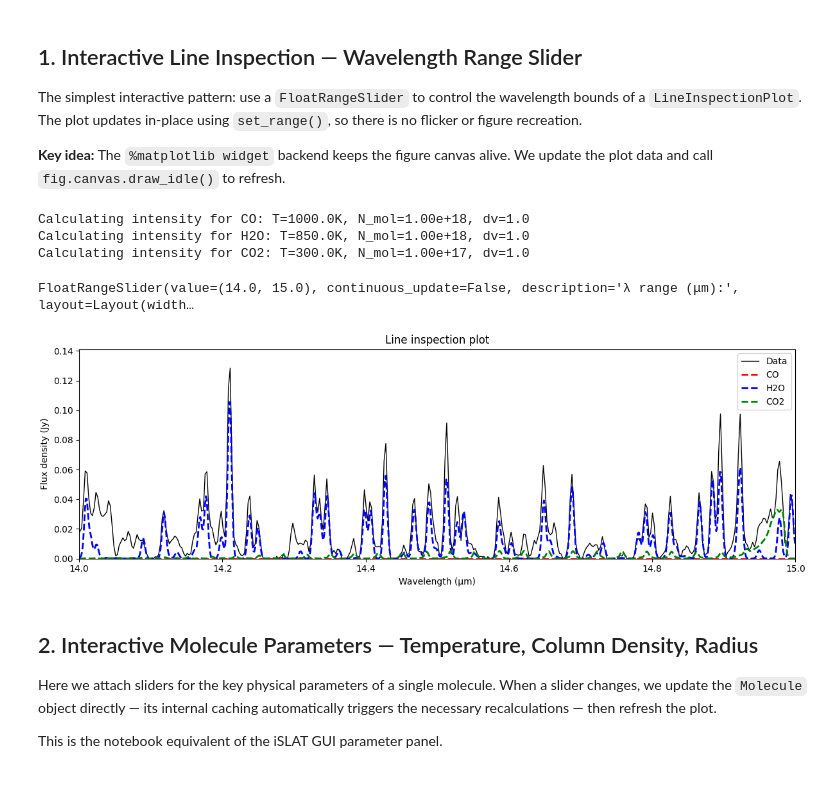
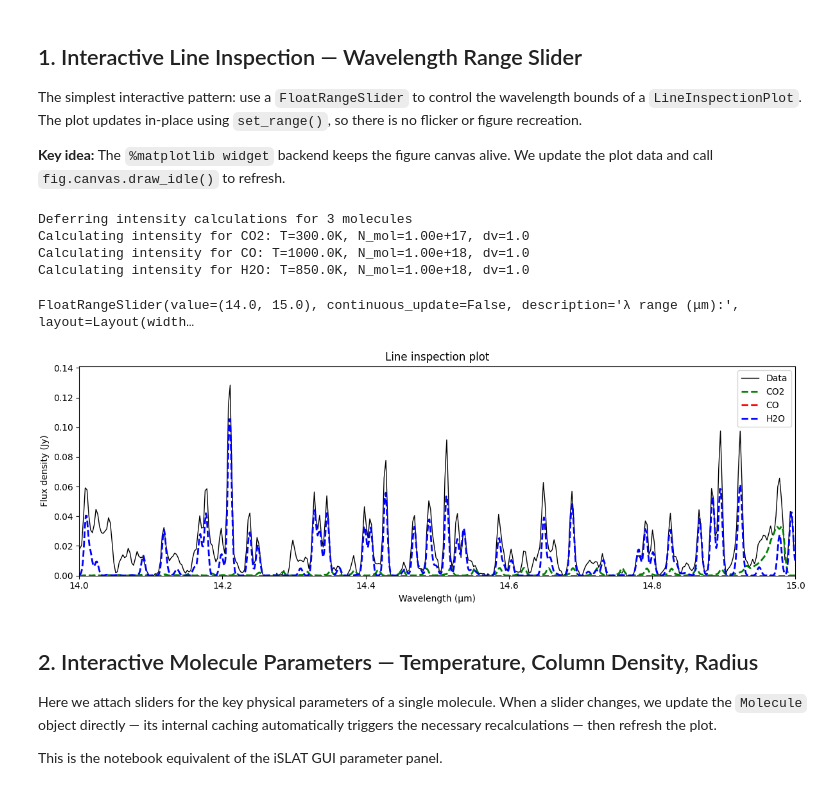
Before and after one commit to spexod/iSLAT, a Jupyter notebook: Examples/Notebooks/Interactive Widgets/Plots_With_Widgets_Example.ipynb, the cells around one changed output. Cells and saved outputs as stored; diff of their text form; code cells hidden in the pictures.

Commit message:
Updated plots with widgets notebook

```diff
--- a/Examples/Notebooks/Interactive Widgets/Plots_With_Widgets_Example.ipynb
+++ b/Examples/Notebooks/Interactive Widgets/Plots_With_Widgets_Example.ipynb
@@ -119,6 +127,9 @@ The simplest interactive pattern: use a `FloatRangeSlider` to control the wavele
 **Key idea:** The `%matplotlib widget` backend keeps the figure canvas alive. We update the plot data and call `fig.canvas.draw_idle()` to refresh.
 # %%
 # --- Interactive wavelength range slider for LineInspectionPlot ---
+
+# Each section gets its own MoleculeDict so cells don't conflict
+mol_dict_1 = create_mol_dict()
 
 # Create the initial plot
 lip = LineInspectionPlot(
@@ -126,42 +137,43 @@ lip = LineInspectionPlot(
     flux_data=observed_flux,
     xmin=14.0,
     xmax=15.0,
-    molecules=mol_dict,
+    molecules=mol_dict_1,
     figsize=(12, 4),
 )
 lip.generate_plot()
 
 # Create a range slider
 wave_min, wave_max = float(wave_grid.min()), float(wave_grid.max())
 
 range_slider = widgets.FloatRangeSlider(
     value=[14.0, 15.0],
     min=wave_min,
     max=wave_max,
     step=0.1,
     description='λ range (μm):',
     continuous_update=False,        # only update on mouse release
     style={'description_width': '100px'},
     layout=widgets.Layout(width='600px'),
 )
 
 def on_range_change(change):
     """Update the plot when the slider moves."""
     xmin, xmax = change['new']
     lip.set_range(xmin, xmax)       # regenerates plot data in-place
     lip.fig.canvas.draw_idle()       # refresh the widget backend canvas
 
 range_slider.observe(on_range_change, names='value')
 
 # Display slider above the (already shown) figure
 display(range_slider)
 lip.show()
 # %% [output]
+Deferring intensity calculations for 3 molecules
+Calculating intensity for CO2: T=300.0K, N_mol=1.00e+17, dv=1.0
 Calculating intensity for CO: T=1000.0K, N_mol=1.00e+18, dv=1.0
 Calculating intensity for H2O: T=850.0K, N_mol=1.00e+18, dv=1.0
-Calculating intensity for CO2: T=300.0K, N_mol=1.00e+17, dv=1.0
 FloatRangeSlider(value=(14.0, 15.0), continuous_update=False, description='λ range (μm):', layout=Layout(width…
-[figure, old version]
+[figure, new version]
 # %% [markdown]
 ## 2. Interactive Molecule Parameters — Temperature, Column Density, Radius
 
```
Also changed, not shown: parts of 8 cells of this notebook.
